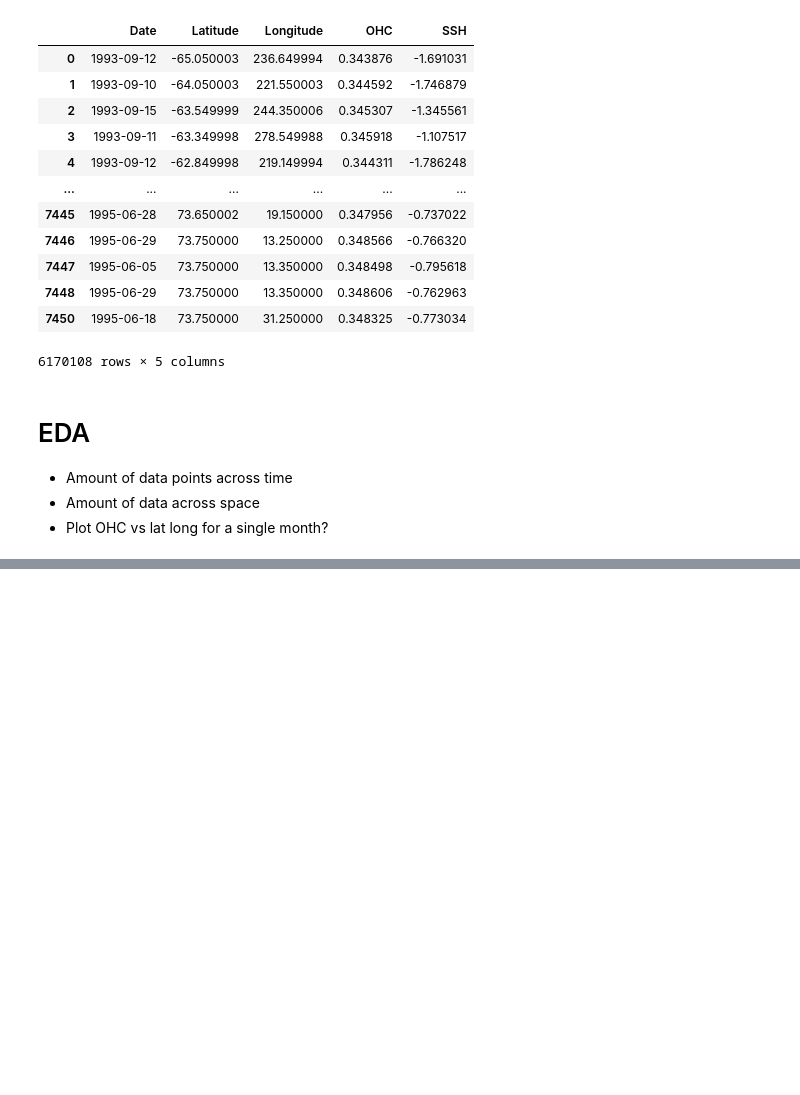
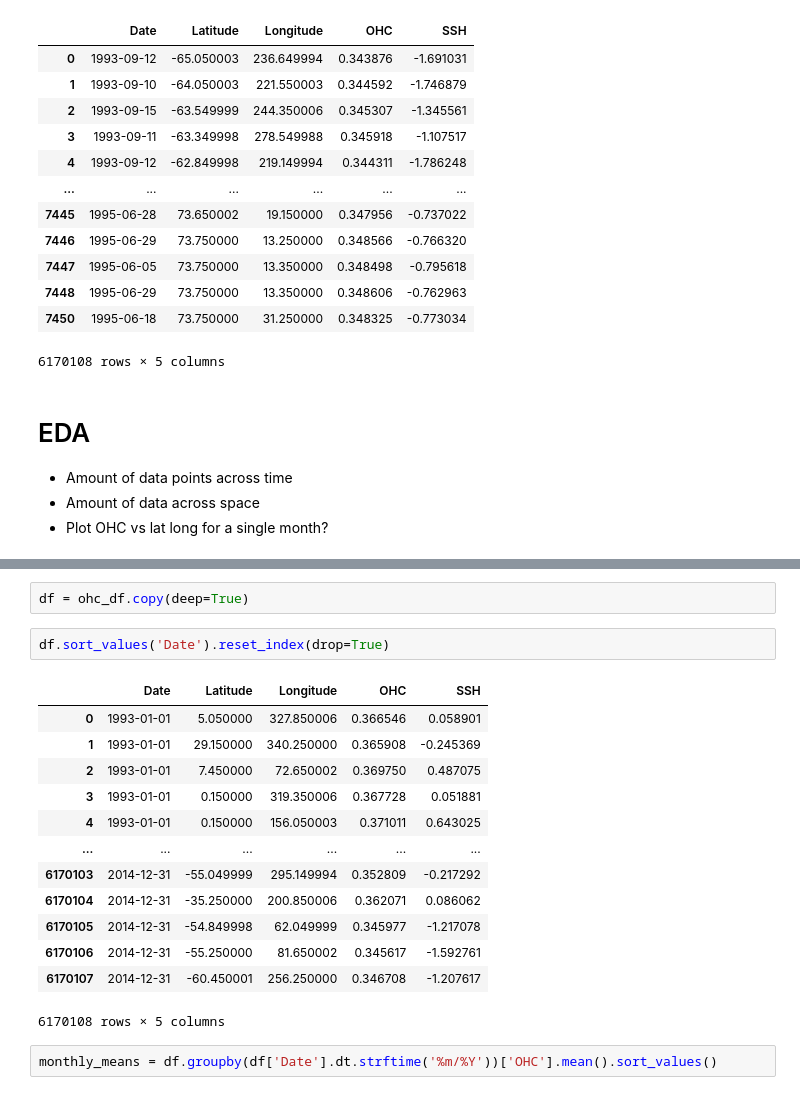
Before and after one commit to abbym-bristol/ME4OH_summer_project, a Jupyter notebook: Data/read_compile.ipynb, the cells around one changed output, grey strips where cells are left out. Saved outputs shown, nothing was run; the diff lists cells and outputs as text; blank space fills up the shorter version.

```diff
--- a/Data/read_compile.ipynb
+++ b/Data/read_compile.ipynb
@@ -75,0 +100,20 @@ ohc_df
+# %%
+df = ohc_df.copy(deep=True)
+# %%
+df.sort_values('Date').reset_index(drop=True)
+# %% [output]
+|  | Date | Latitude | Longitude | OHC | SSH |
+| 0 | 1993-01-01 | 5.050000 | 327.850006 | 0.366546 | 0.058901 |
+| 1 | 1993-01-01 | 29.150000 | 340.250000 | 0.365908 | -0.245369 |
+| 2 | 1993-01-01 | 7.450000 | 72.650002 | 0.369750 | 0.487075 |
+| 3 | 1993-01-01 | 0.150000 | 319.350006 | 0.367728 | 0.051881 |
+| 4 | 1993-01-01 | 0.150000 | 156.050003 | 0.371011 | 0.643025 |
+| ... | ... | ... | ... | ... | ... |
+| 6170103 | 2014-12-31 | -55.049999 | 295.149994 | 0.352809 | -0.217292 |
+| 6170104 | 2014-12-31 | -35.250000 | 200.850006 | 0.362071 | 0.086062 |
+| 6170105 | 2014-12-31 | -54.849998 | 62.049999 | 0.345977 | -1.217078 |
+| 6170106 | 2014-12-31 | -55.250000 | 81.650002 | 0.345617 | -1.592761 |
+| 6170107 | 2014-12-31 | -60.450001 | 256.250000 | 0.346708 | -1.207617 |
+6170108 rows × 5 columns
+# %%
+monthly_means = df.groupby(df['Date'].dt.strftime('%m/%Y'))['OHC'].mean().sort_values()
```
Also changed, not shown: parts of 10 cells of this notebook.
